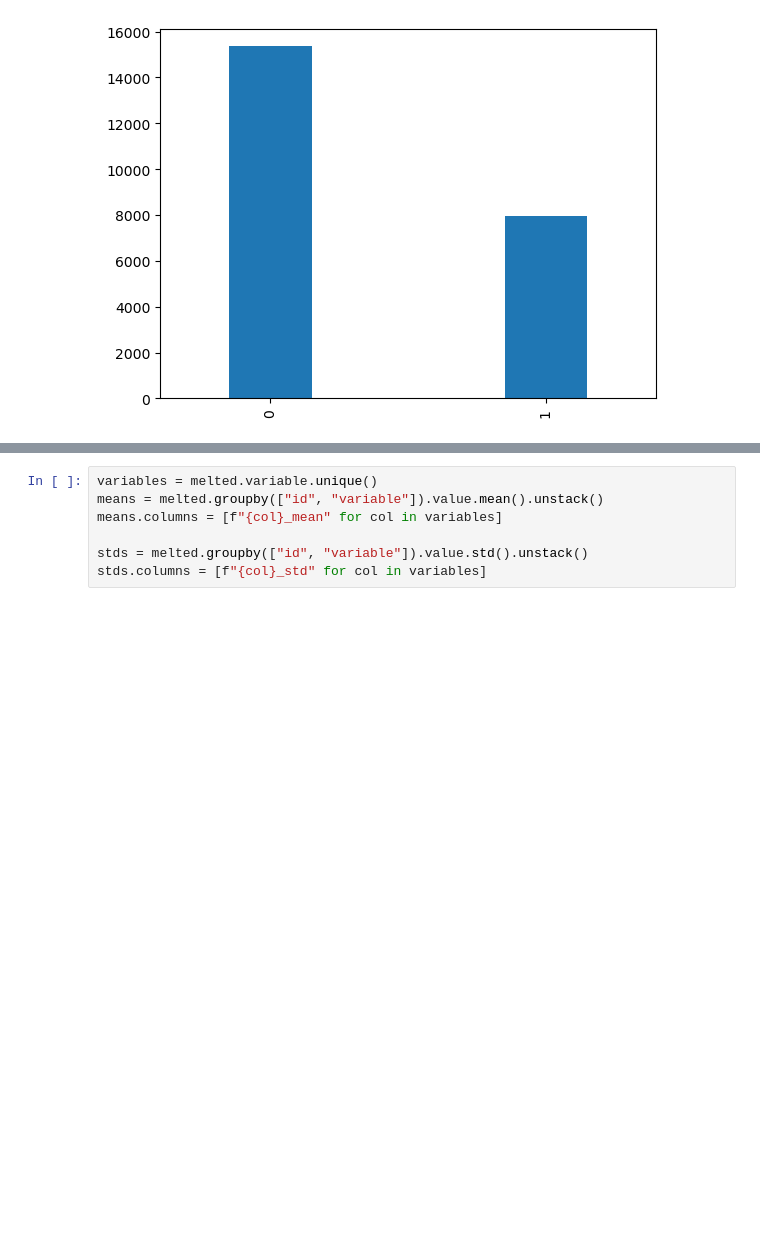
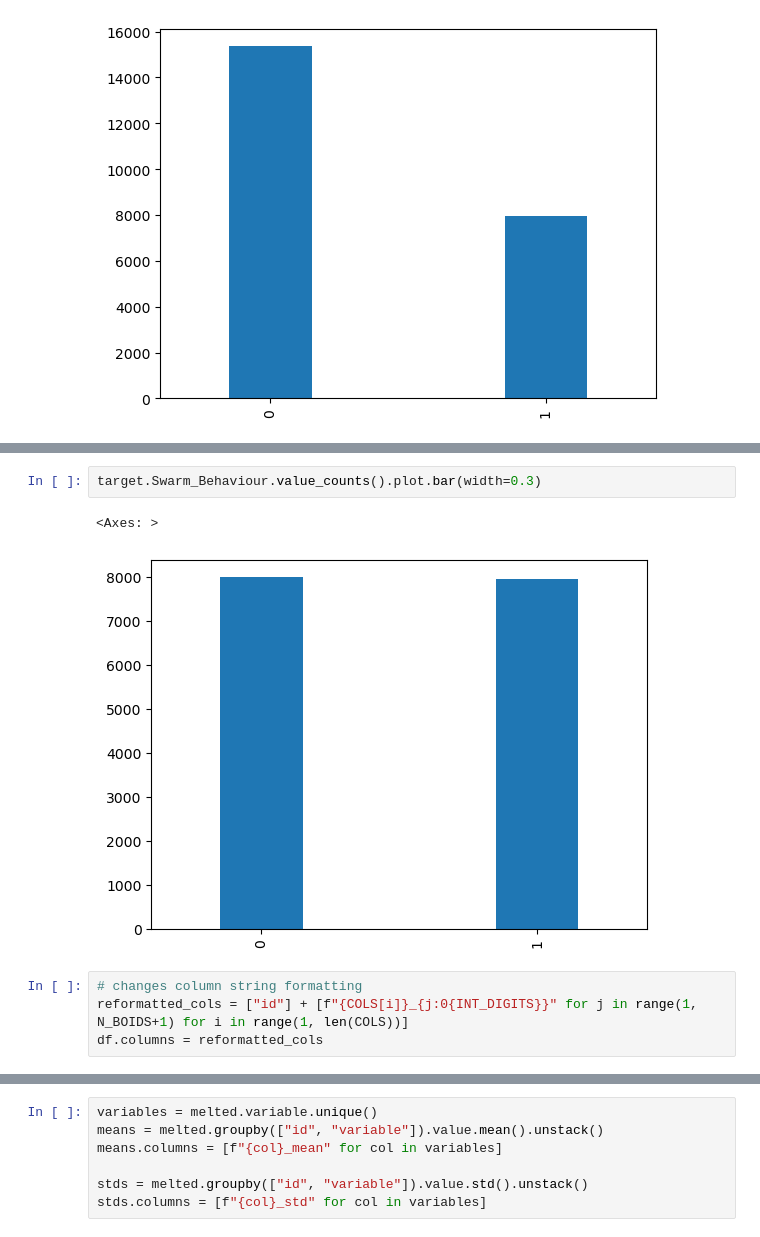
Before and after one commit to NicBamberger/ML_Coursework, a Jupyter notebook: pre-processing.ipynb, the cells around one changed output, grey strips where cells are left out. Saved outputs shown, nothing was run; the diff lists cells and outputs as text; blank space fills up the shorter version.

Commit message:
new data and visualisation

```diff
--- a/pre-processing.ipynb
+++ b/pre-processing.ipynb
@@ -76,3 +110,12 @@ target.head(5)
+# %%
+target.Swarm_Behaviour.value_counts().plot.bar(width=0.3)
+# %% [output]
+<Axes: >
+[figure, added]
+# %%
+# changes column string formatting
+reformatted_cols = ["id"] + [f"{COLS[i]}_{j:0{INT_DIGITS}}" for j in range(1, N_BOIDS+1) for i in range(1, len(COLS))]
+df.columns = reformatted_cols
 # %%
 df.head(2)
 # %% [output]
```
Also changed, not shown: parts of 50 cells of this notebook, 2 other files.
